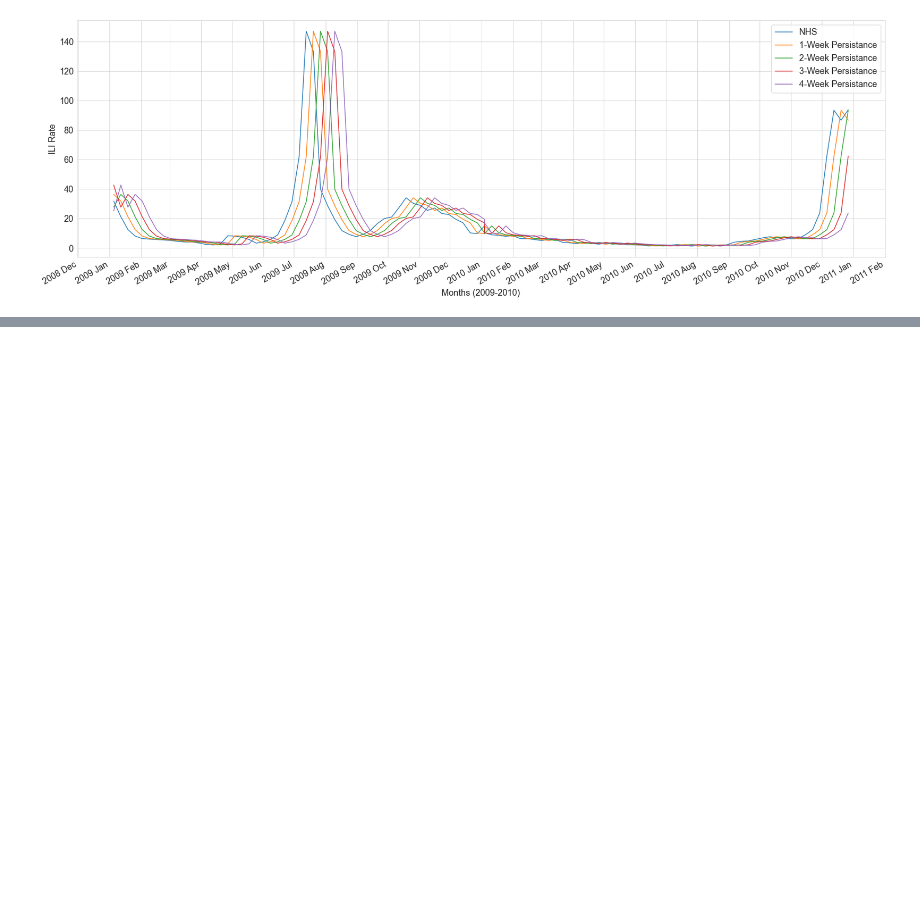
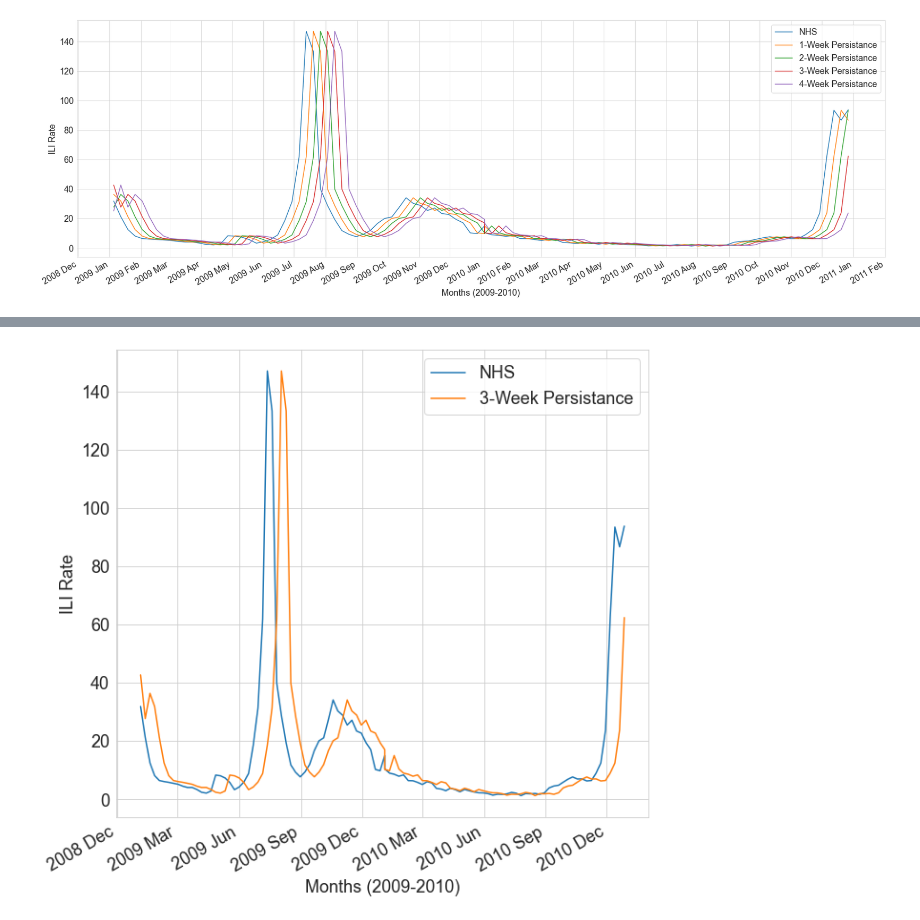
Before and after one commit to Influenza-Forecasting-Using-Online-Data/influenza-forecasting, a Jupyter notebook: baseline_plots.ipynb, the cells around one changed output, grey strips where cells are left out. Saved outputs shown, nothing was run; the diff lists cells and outputs as text; code cells hidden in the pictures; blank space fills up the shorter version.

```diff
--- a/baseline_plots.ipynb
+++ b/baseline_plots.ipynb
@@ -68,0 +83,7 @@ plot_multiple_in_year_range(df, df_with_1week_baseline, df_with_2week_baseline,
+# %%
+plot_multiple_in_year_range(df, df_with_3week_baseline,
+                            year_range=[2009, 2010],
+                            labels=["NHS","3-Week Persistance"]
+                           )
+# %% [output]
+[figure, added]
```
Also changed, not shown: parts of 3 cells of this notebook.
